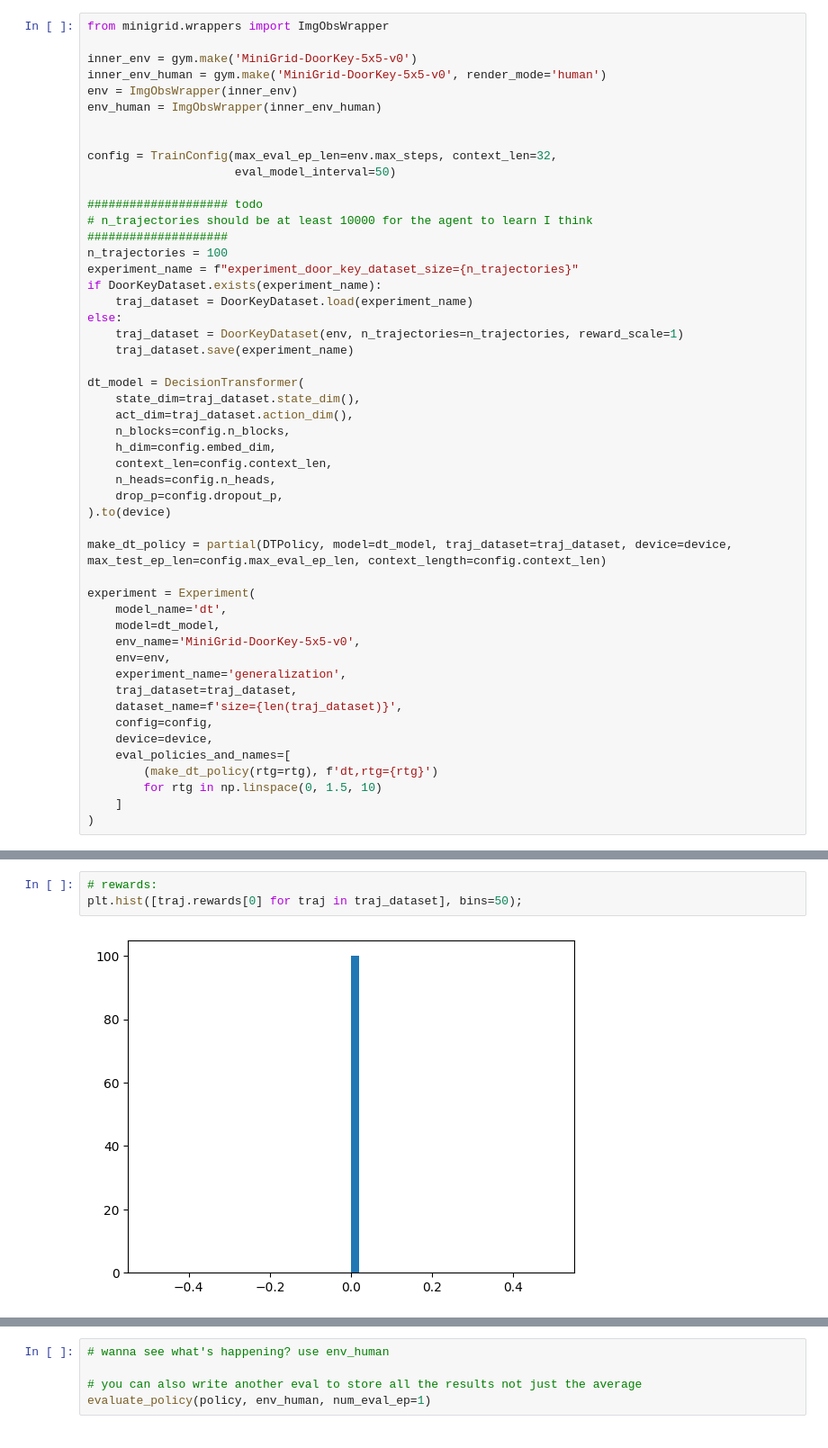
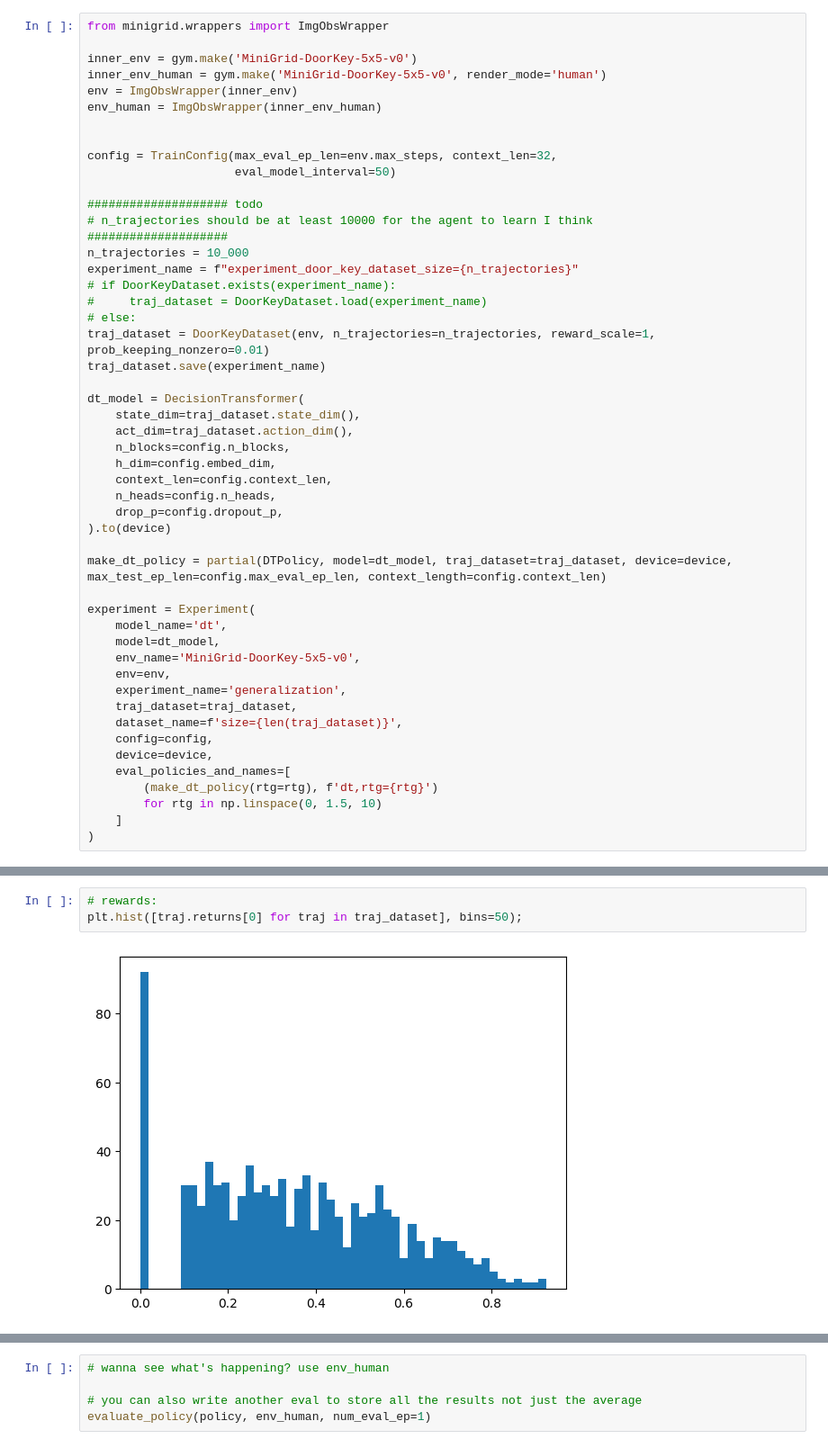
Before and after one commit to Shayan-P/RL-credit-assignment-experiment, a Jupyter notebook: final_experiments/door_key.ipynb, the cells around one changed output, grey strips where cells are left out. Shown: that part at 90% size. Cells and saved outputs as stored; diff of their text form.

```diff
--- a/final_experiments/door_key.ipynb
+++ b/final_experiments/door_key.ipynb
@@ -48,13 +46,13 @@ config = TrainConfig(max_eval_ep_len=env.max_steps, context_len=32,
 #################### todo
 # n_trajectories should be at least 10000 for the agent to learn I think
 ####################
-n_trajectories = 100
+n_trajectories = 10_000
 experiment_name = f"experiment_door_key_dataset_size={n_trajectories}"
-if DoorKeyDataset.exists(experiment_name):
-    traj_dataset = DoorKeyDataset.load(experiment_name)
-else:
-    traj_dataset = DoorKeyDataset(env, n_trajectories=n_trajectories, reward_scale=1)
-    traj_dataset.save(experiment_name)
+# if DoorKeyDataset.exists(experiment_name):
+#     traj_dataset = DoorKeyDataset.load(experiment_name)
+# else:
+traj_dataset = DoorKeyDataset(env, n_trajectories=n_trajectories, reward_scale=1, prob_keeping_nonzero=0.01)
+traj_dataset.save(experiment_name)
 
 dt_model = DecisionTransformer(
     state_dim=traj_dataset.state_dim(),
@@ -87,7 +90,7 @@ experiment = Experiment(
 number of parameters 1159579
 # %%
 # rewards:
-plt.hist([traj.rewards[0] for traj in traj_dataset], bins=50);
+plt.hist([traj.returns[0] for traj in traj_dataset], bins=50);
 # %% [output]
-[figure, old version]
+[figure, new version]
 # %%
```
Also changed, not shown: parts of 5 cells of this notebook, 10 other files.
